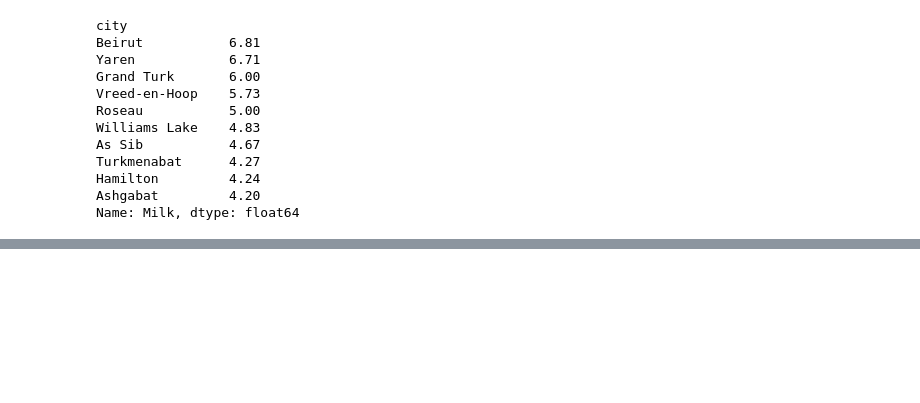
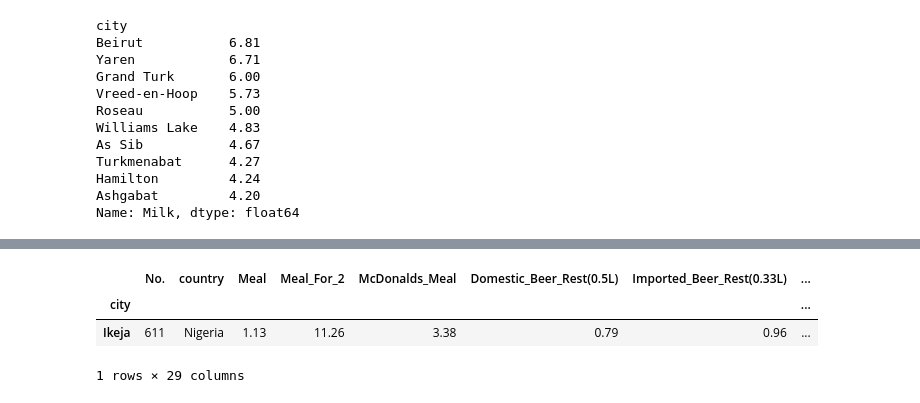
Before and after one commit to Reed-Carter/Global-Cost-of-Living, a Jupyter notebook: phil-project.ipynb, the cells around one changed output, grey strips where cells are left out. Saved outputs shown, nothing was run; the diff lists cells and outputs as text; code cells hidden in the pictures; blank space fills up the shorter version.

```diff
--- a/phil-project.ipynb
+++ b/phil-project.ipynb
@@ -401,0 +421,8 @@ Name: Milk, dtype: float64
+# %%
+# Find min value in dataframe
+cost_of_living[cost_of_living.Cheese == 0.9]
+# %% [output]
+|  | No. | country | Meal | Meal_For_2 | McDonalds_Meal | Domestic_Beer_Rest(0.5L) | Imported_Beer_Rest(0.33L) | ... |
+| city |  |  |  |  |  |  |  | ... |
+| Ikeja | 611 | Nigeria | 1.13 | 11.26 | 3.38 | 0.79 | 0.96 | ... |
+1 rows × 29 columns
```
Also changed, not shown: parts of 4 cells of this notebook.
